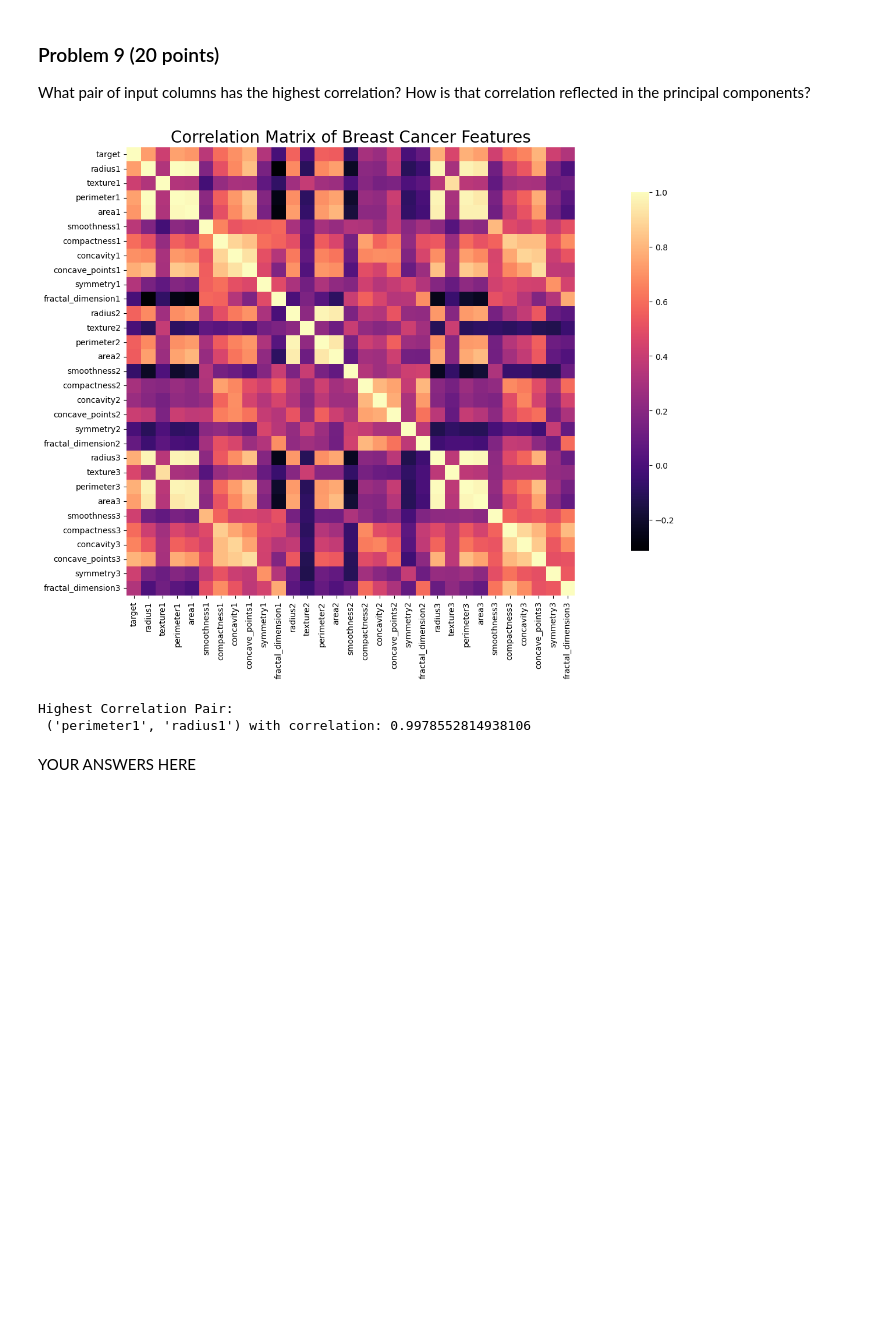
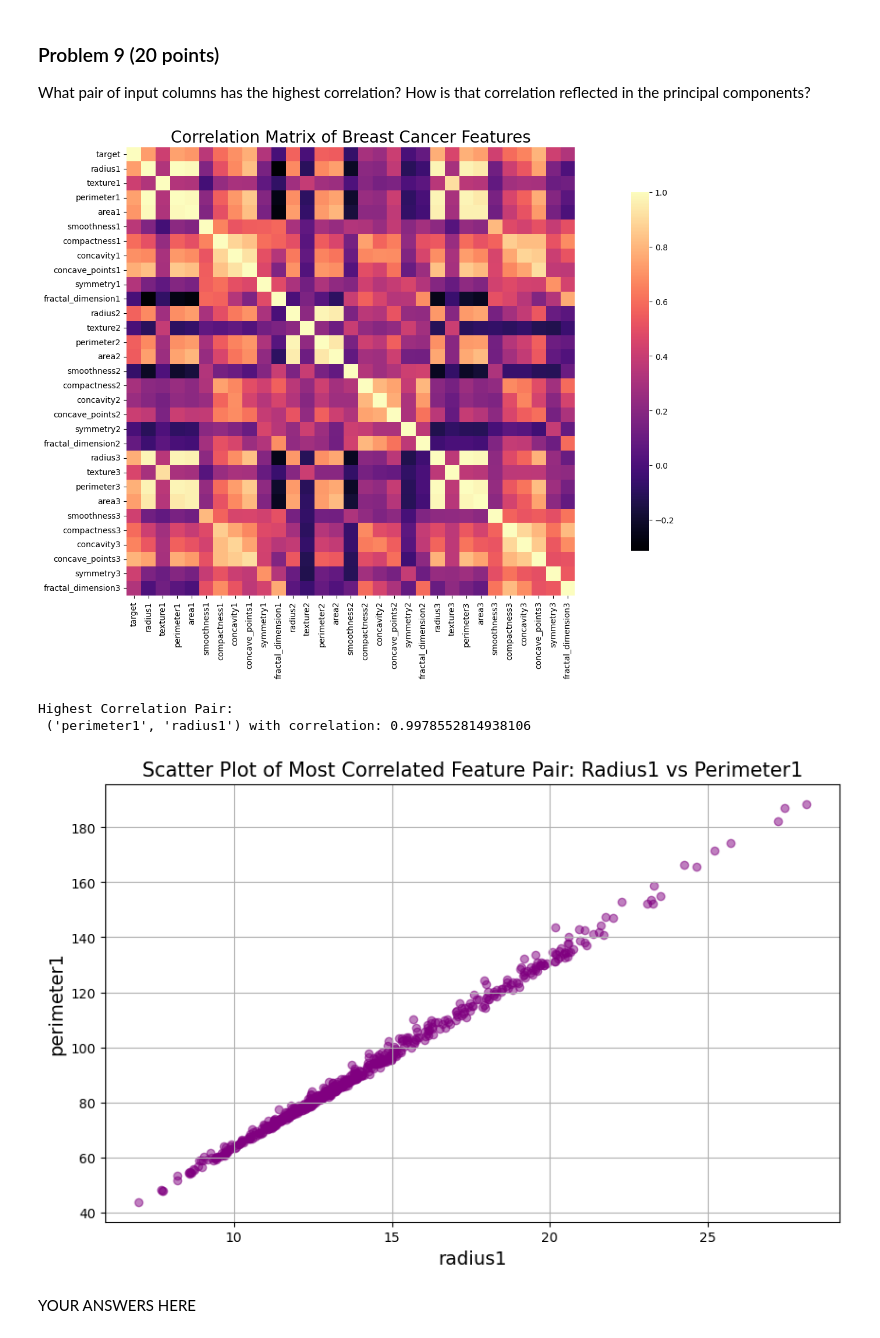
Before and after one commit to veniola/dx601-final-project, a Jupyter notebook: project.ipynb, the cells around one changed output. Cells and saved outputs as stored; diff of their text form; code cells hidden in the pictures; blank space fills up the shorter version.

```diff
--- a/project.ipynb
+++ b/project.ipynb
@@ -670,21 +670,33 @@ How is that correlation reflected in the principal components?
 # %%
 # Correlation Matrix to visualize input columns with highest correlation:
 correlation_matrix = breast_cancer.corr()
 plt.figure(figsize=(25, 10))
 sns.heatmap(correlation_matrix, annot=False, fmt=".1f", cmap="magma", square=True, cbar_kws={"shrink": .8})
 
 # Add title
 plt.title("Correlation Matrix of Breast Cancer Features", fontsize=20)
 plt.show()
 
 # Calculate highest correlation pair (excluding self-correlation)
 highest_correlation = correlation_matrix.abs().unstack().sort_values(ascending=False)
 highest_correlation = highest_correlation[highest_correlation < 1]  # Exclude self-correlation
 print("Highest Correlation Pair:\n", highest_correlation.idxmax(), "with correlation:", highest_correlation.max())
+
+# Scatter plot of most correlated feature pair: "radius1" and "perimeter1"
+plt.figure(figsize=(10, 6))
+plt.scatter(breast_cancer["radius1"], breast_cancer["perimeter1"], alpha=0.5, color="purple")
+
+# Add labels and title
+plt.title("Scatter Plot of Most Correlated Feature Pair: Radius1 vs Perimeter1", fontsize=15)
+plt.xlabel("radius1", fontsize=14)
+plt.ylabel("perimeter1", fontsize=14)
+plt.grid()
+plt.show()
 # %% [output]
 [figure]
 Highest Correlation Pair:
  ('perimeter1', 'radius1') with correlation: 0.9978552814938106
+[figure, added]
 # %% [markdown]
 YOUR ANSWERS HERE
 # %%
```
Also changed, not shown: parts of 3 cells of this notebook.
